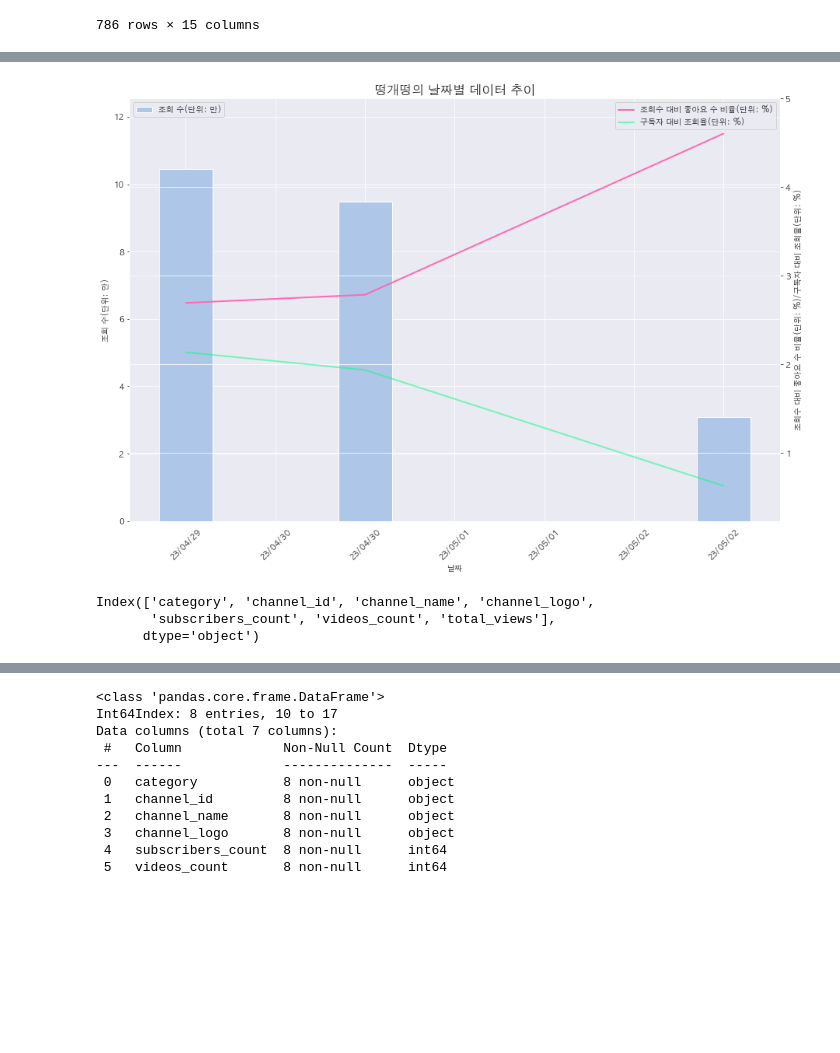
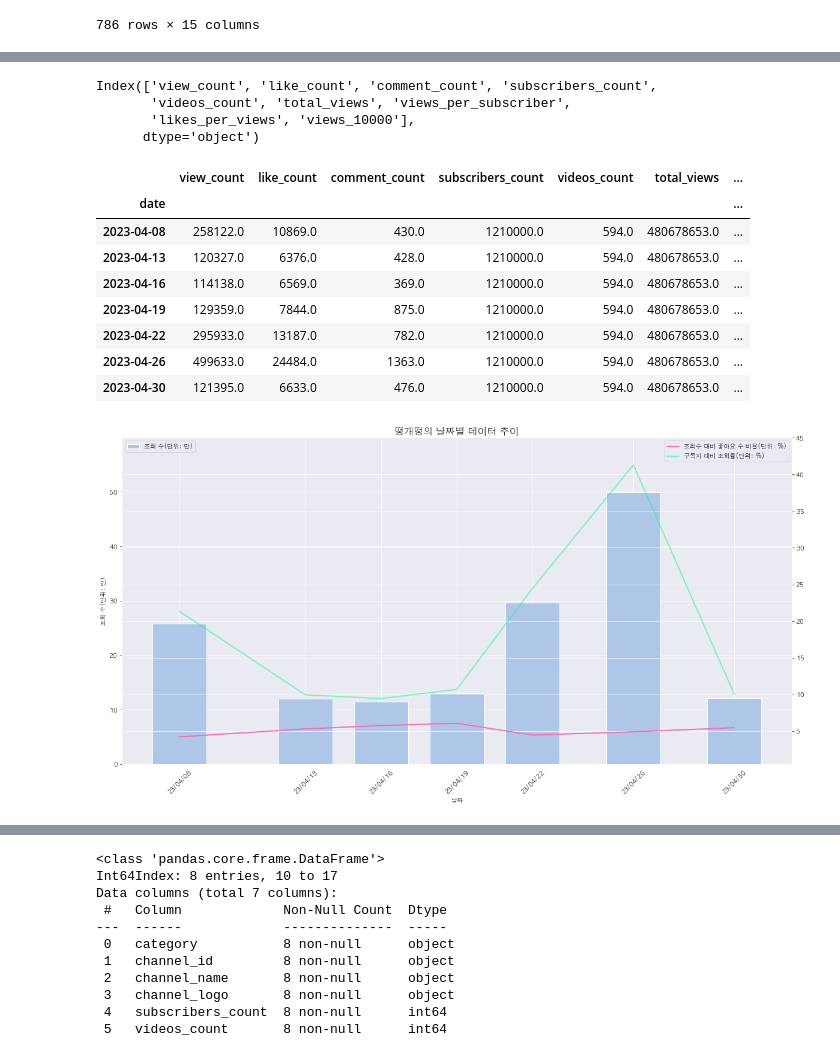
Before and after one commit to DEVCOURSE-TEAM-04-02/youtube_api, a Jupyter notebook: soyeon/visualize_youtube_data.ipynb, the cells around one changed output, grey strips where cells are left out. Saved outputs shown, nothing was run; the diff lists cells and outputs as text; code cells hidden in the pictures; blank space fills up the shorter version.

```diff
--- a/soyeon/visualize_youtube_data.ipynb
+++ b/soyeon/visualize_youtube_data.ipynb
@@ -593,7 +593,10 @@ def preprocess_df(df):
 
     # 포맷 바꾸기
     df['uploaded_date'] =pd.to_datetime(df['uploaded_date'],
-                                      format='%Y-%m-%d %H:%M:%S', errors='raise')
+                                      format='%Y-%m-%d', errors='raise')
+    df['like_count'] = pd.to_numeric(df['like_count'], errors='coerce').fillna(0).astype(int)
+
+    df['date'] = df['uploaded_date'].dt.date
 
     # datetime - index설정  (resample사용하기 위해 - 안그러면 에러나옴)
     df = df.set_index('uploaded_date')
@@ -621,8 +624,8 @@ merged_df
 # %%
 # 최근 일주일 데이터 추출
-one_week_ago = pd.Timestamp.today().normalize() - pd.Timedelta(days=6)
-print(one_week_ago)
-df_week = merged_df.loc[one_week_ago.strftime('%Y-%m-%d'):]
+one_month_ago = pd.Timestamp.today().normalize() - pd.Timedelta(days=30)
+print(one_month_ago)
+df_week = merged_df.loc[one_month_ago.strftime('%Y-%m-%d'):]
 
 df_week = df_week[df_week['channel_id'] == 'UC-i2ywiuvjvpTy2zW-tXfkw']
 # %% [output]
@@ -650,49 +679,77 @@ df_week
+# %%
+df_week.columns
+# %% [output]
+Index(['view_count', 'like_count', 'comment_count', 'subscribers_count',
+       'videos_count', 'total_views', 'views_per_subscriber',
+       'likes_per_views', 'views_10000'],
+      dtype='object')
+# %%
+df_week
+# %% [output]
+|  | view_count | like_count | comment_count | subscribers_count | videos_count | total_views | ... |
+| date |  |  |  |  |  |  | ... |
+| 2023-04-08 | 258122.0 | 10869.0 | 430.0 | 1210000.0 | 594.0 | 480678653.0 | ... |
+| 2023-04-13 | 120327.0 | 6376.0 | 428.0 | 1210000.0 | 594.0 | 480678653.0 | ... |
+| 2023-04-16 | 114138.0 | 6569.0 | 369.0 | 1210000.0 | 594.0 | 480678653.0 | ... |
+| 2023-04-19 | 129359.0 | 7844.0 | 875.0 | 1210000.0 | 594.0 | 480678653.0 | ... |
+| 2023-04-22 | 295933.0 | 13187.0 | 782.0 | 1210000.0 | 594.0 | 480678653.0 | ... |
+| 2023-04-26 | 499633.0 | 24484.0 | 1363.0 | 1210000.0 | 594.0 | 480678653.0 | ... |
+| 2023-04-30 | 121395.0 | 6633.0 | 476.0 | 1210000.0 | 594.0 | 480678653.0 | ... |
 # %%
 # 중복된 막대와 라인 그래프 그리기
 import matplotlib.dates as mdates
+import matplotlib.pyplot as plt
+from datetime import datetime, timedelta
+import pandas as pd
 
-fig, ax1 = plt.subplots(figsize=(15, 10))
+# last_30_days = df[pd.to_datetime(df.index) >= datetime.today() - timedelta(days=30)]
+last_30_days =  df_week[pd.to_datetime(df_week.index) >= datetime.today() - timedelta(days=30)]
+
+n_bars = len(last_30_days)
+bar_width = 15 / n_bars
+
+# 그래프 그리기
+fig, ax1 = plt.subplots(figsize=(20, 10))
 ax2 = ax1.twinx() # 두번째 y축 생성
 
-ax1.bar(df_week.index, df_week['views_10000'], color='#aec7e8', label='조회 수(단위: 만)', width=0.3)
+ax1.bar(df_week.index, df_week['views_10000'], color='#aec7e8', label='조회 수(단위: 만)', width=bar_width)
 ax2.plot(df_week.index, df_week['likes_per_views'], color='#FF69B4', label='조회수 대비 좋아요 수 비율(단위: %)', linewidth=2)
 ax2.plot(df_week.index, df_week['views_per_subscriber'], color='#00FF7F', alpha=0.5, label='구독자 대비 조회율(단위: %)', linewidth=2)
 
 ax1.set_xlabel('날짜')
 ax1.set_ylabel('조회 수(단위: 만)')
-ax2.set_ylabel('조회수 대비 좋아요 수 비율(단위: %)/구독자 대비 조회율(단위: %)')
+ax1.tick_params(axis='x', rotation=45)
+ax1.xaxis.set_major_formatter(mdates.DateFormatter('%y/%m/%d'))
 
 # 조회수 y축 범위 설정
 ax1.set_ylim([0, df_week['views_10000'].max() * 1.2])
-
-ax1.tick_params(axis='x', rotation=45)
-ax1.xaxis.set_major_formatter(mdates.DateFormatter('%y/%m/%d')) # x축 날짜 라벨 형식 설정
-ax1.grid(True, axis='both', which='both')
 
 # 좋아요 y축 범위 설정
 ax2_max = df_week[['likes_per_views', 'views_per_subscriber']].max().max()
 ax2_min = df_week[['likes_per_views', 'views_per_subscriber']].min().min()
 ax2_range = ax2_max - ax2_min
 ax2.set_ylim([ax2_min - 0.1 * ax2_range, ax2_max + 0.1 * ax2_range])
+
+# tick 위치와 라벨 설정
+xtick_positions = df_week.index[:] # 2일 간격으로 tick 위치 설정
+xtick_labels = [date.strftime('%y/%m/%d') for date in xtick_positions] # tick 라벨 설정
+ax1.set_xticks(xtick_positions)
+ax1.set_xticklabels(xtick_labels)
+
+ax1.grid(True, axis='both', which='both')
 
 
 
 # 범례 추가
 youtuber_name = channel_df[channel_df['channel_id'] == 'UC-i2ywiuvjvpTy2zW-tXfkw']['channel_name'].values[0]
 plt.title(youtuber_name + '의 날짜별 데이터 추이', fontsize=16)
 ax1.legend(loc='upper left')
 ax2.legend(loc='upper right')
 
 plt.savefig('./../src/graph/test_graph.png',
             facecolor='#ffffff',
             edgecolor='black',
             format='png', dpi=200)
 plt.show()
 # %% [output]
-[figure, old version]
+[figure, new version]
-# %%
-channel_df.columns
-# %% [output]
-Index(['category', 'channel_id', 'channel_name', 'channel_logo',
-       'subscribers_count', 'videos_count', 'total_views'],
-      dtype='object')
```
Also changed, not shown: parts of 11 cells of this notebook, 1 other file.
